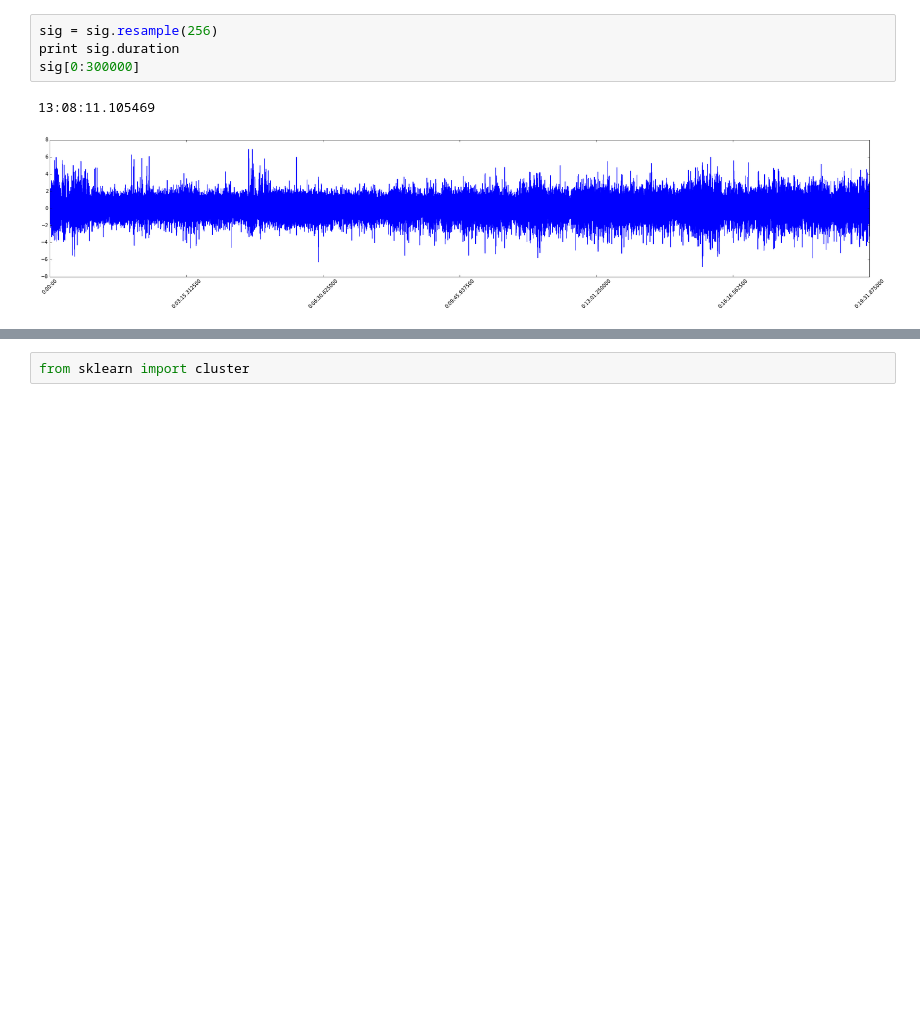
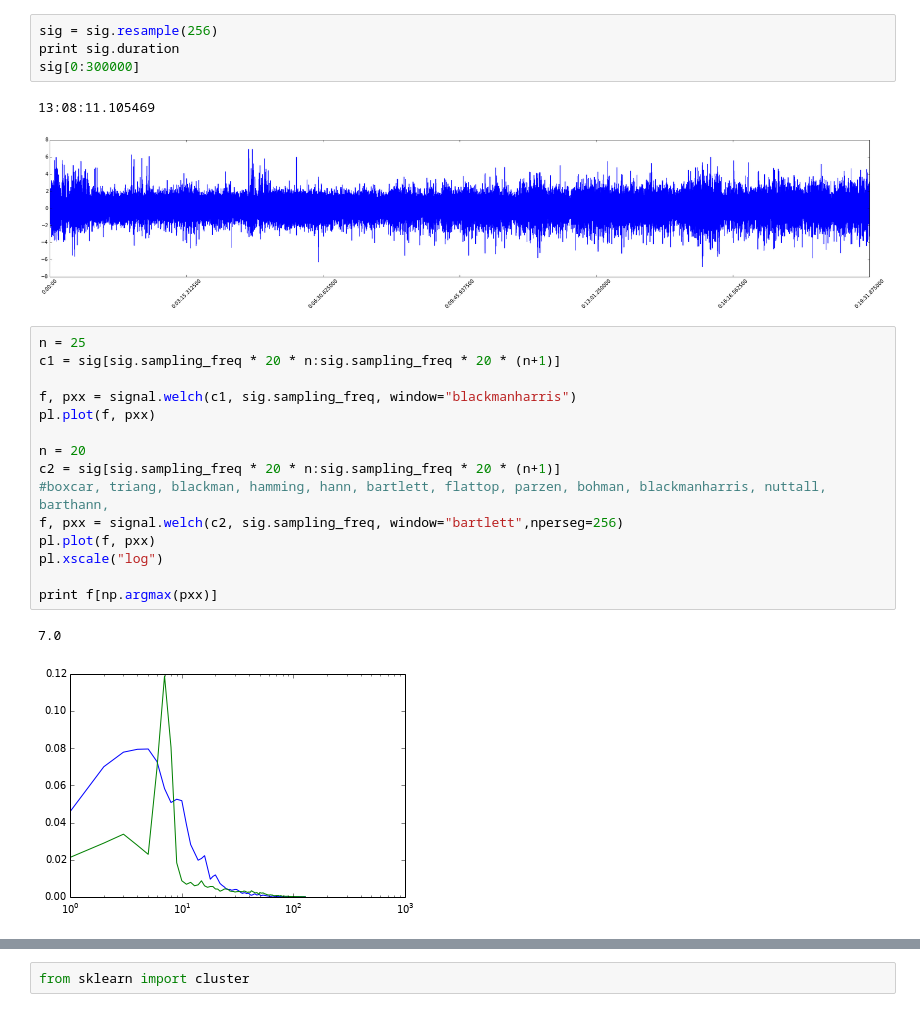
Before and after one commit to gilestrolab/pyrem, a Jupyter notebook: prototype/features.ipynb, the cells around one changed output, grey strips where cells are left out. Drawn from its saved outputs; the diff is of its cells as text; blank space fills up the shorter version.

```diff
--- a/prototype/features.ipynb
+++ b/prototype/features.ipynb
@@ -22,3 +23,21 @@ sig[0:300000]
 # %% [output]
 13:08:11.105469
 [figure]
+# %%
+n = 25
+c1 = sig[sig.sampling_freq * 20 * n:sig.sampling_freq * 20 * (n+1)]
+
+f, pxx = signal.welch(c1, sig.sampling_freq, window="blackmanharris")
+pl.plot(f, pxx)
+
+n = 20
+c2 = sig[sig.sampling_freq * 20 * n:sig.sampling_freq * 20 * (n+1)]
+#boxcar, triang, blackman, hamming, hann, bartlett, flattop, parzen, bohman, blackmanharris, nuttall, barthann,
+f, pxx = signal.welch(c2, sig.sampling_freq, window="bartlett",nperseg=256)
+pl.plot(f, pxx)
+pl.xscale("log")
+
+print f[np.argmax(pxx)]
+# %% [output]
+7.0
+[figure, added]
```
Also changed, not shown: parts of 9 cells of this notebook, 2 other files.
